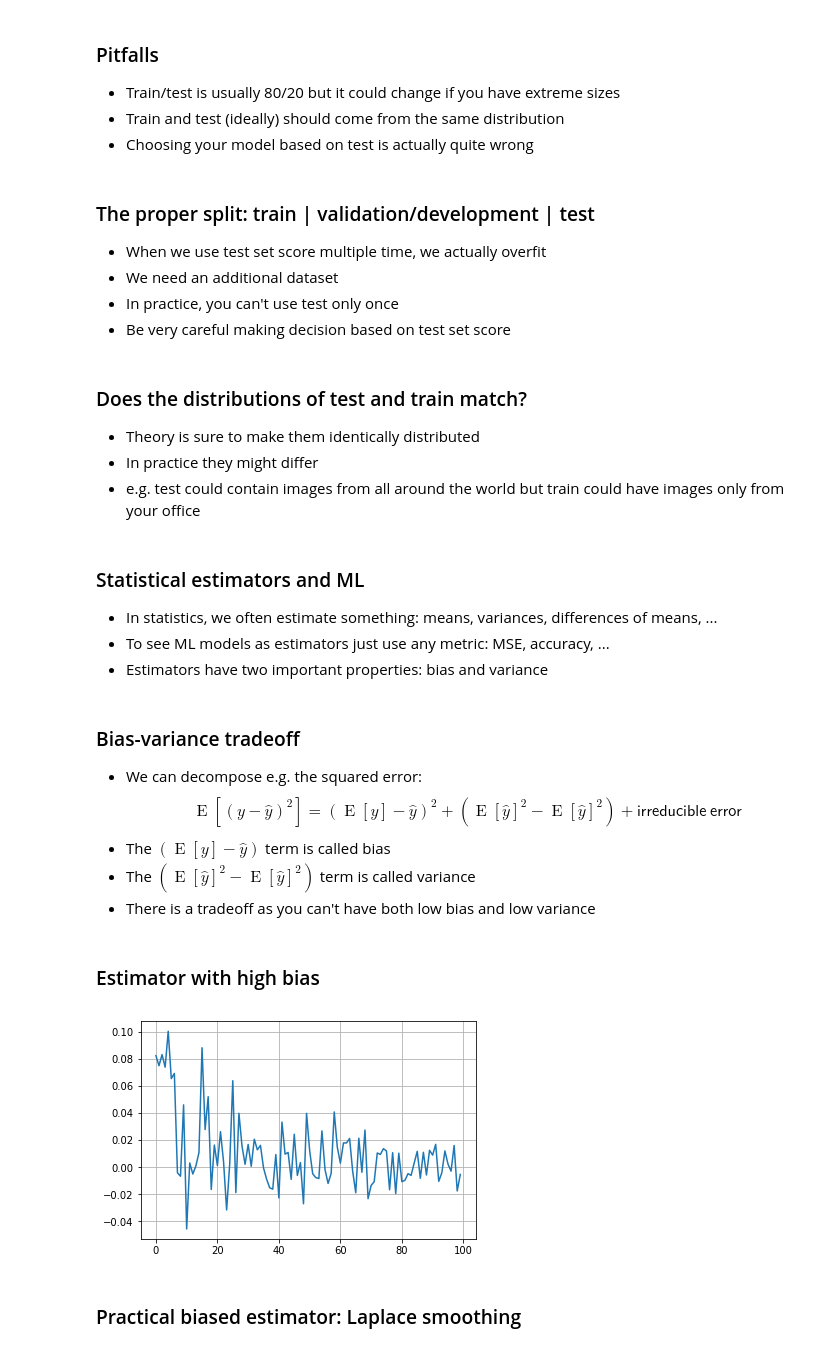
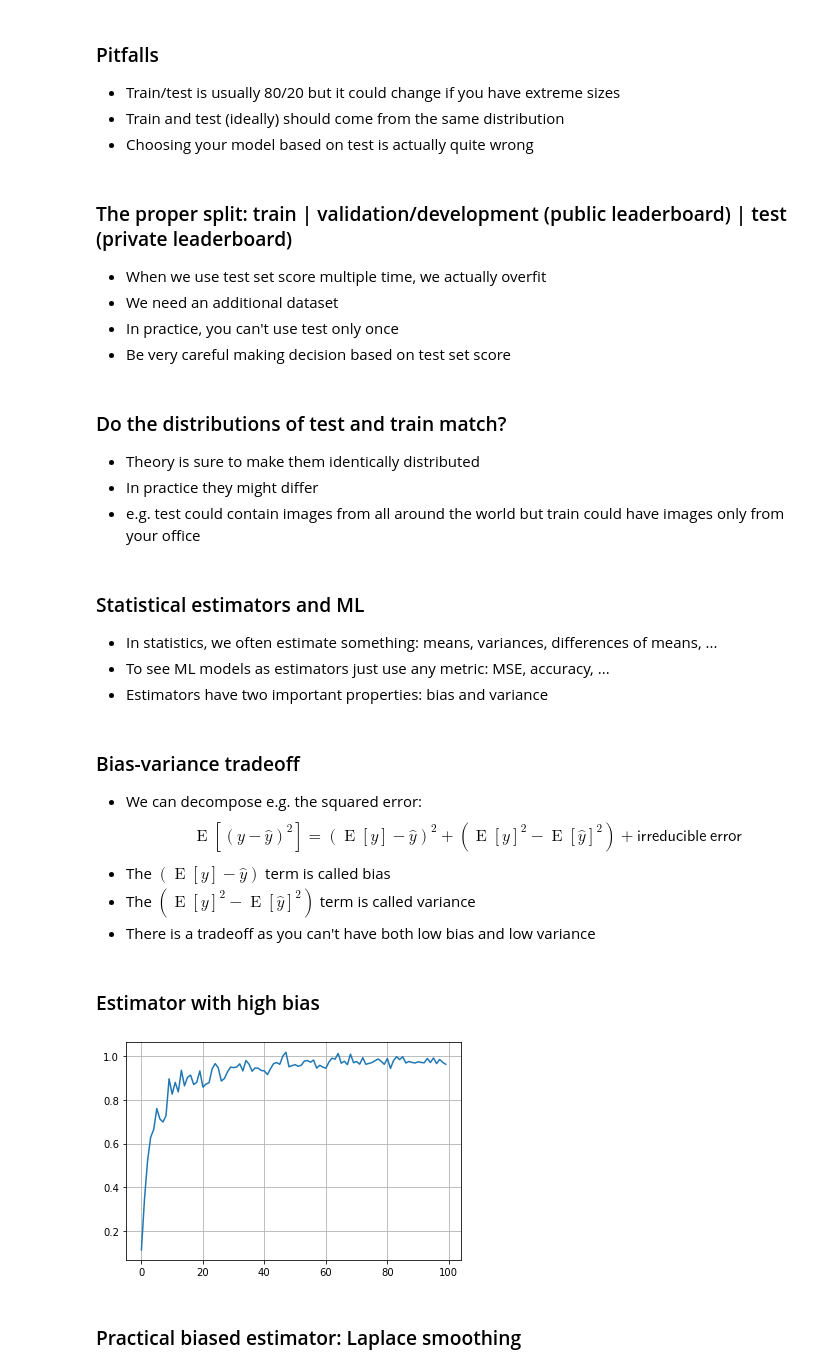
Before and after one commit to lisitsyn/courses, a Jupyter notebook: hse-aml/HSE-AML-4.ipynb, the cells around one changed output. Cells and saved outputs as stored; diff of their text form; code cells hidden in the pictures.

```diff
--- a/hse-aml/HSE-AML-4.ipynb
+++ b/hse-aml/HSE-AML-4.ipynb
@@ -34,14 +40,14 @@ warnings.filterwarnings("ignore")
 - Train and test (ideally) should come from the same distribution
 - Choosing your model based on test is actually quite wrong
 # %% [markdown]
-### The proper split: train | validation/development | test
+### The proper split: train | validation/development (public leaderboard) | test (private leaderboard)
 
 - When we use test set score multiple time, we actually overfit
 - We need an additional dataset
 - In practice, you can't use test only once
 - Be very careful making decision based on test set score
 # %% [markdown]
-### Does the distributions of test and train match?
+### Do the distributions of test and train match?
 
 - Theory is sure to make them identically distributed
 - In practice they might differ
@@ -57,21 +63,21 @@ warnings.filterwarnings("ignore")
 
 - We can decompose e.g. the squared error:
 $$
-\mathop{E} \left[(y - \hat y)^2\right] = (\mathop{E}[y] - \hat y)^2 + (\mathop{E}[\hat y]^2 - \mathop{E}[\hat y]^2) + \mathsf{irreducible~error}
+\mathop{E} \left[(y - \hat y)^2\right] = (\mathop{E}[y] - \hat y)^2 + (\mathop{E}[y]^2 - \mathop{E}[\hat y]^2) + \mathsf{irreducible~error}
 $$
 - The $(\mathop{E}[y] - \hat y)$ term is called bias
-- The $(\mathop{E}[\hat y]^2 - \mathop{E}[\hat y]^2)$ term is called variance
+- The $(\mathop{E}[y]^2 - \mathop{E}[\hat y]^2)$ term is called variance
 - There is a tradeoff as you can't have both low bias and low variance
 # %% [markdown]
 ### Estimator with high bias
 # %%
 def biased_estimator(values):
-    return (values.sum() + 10) / (len(values) + 100)
+    return (values.sum()) / (len(values) + 100)
 
-ys = [biased_estimator(np.random.randn(i)) for i in range(10, 5000, 50)]
+ys = [biased_estimator(np.random.randn(i) + 1.0) for i in range(10, 5000, 50)]
 plt.plot(ys); plt.grid()
 # %% [output]
-[figure, old version]
+[figure, new version]
 # %% [markdown]
 ### Practical biased estimator: Laplace smoothing
 # %% [markdown]
```
Also changed, not shown: parts of 15 cells of this notebook, 10 other files.
